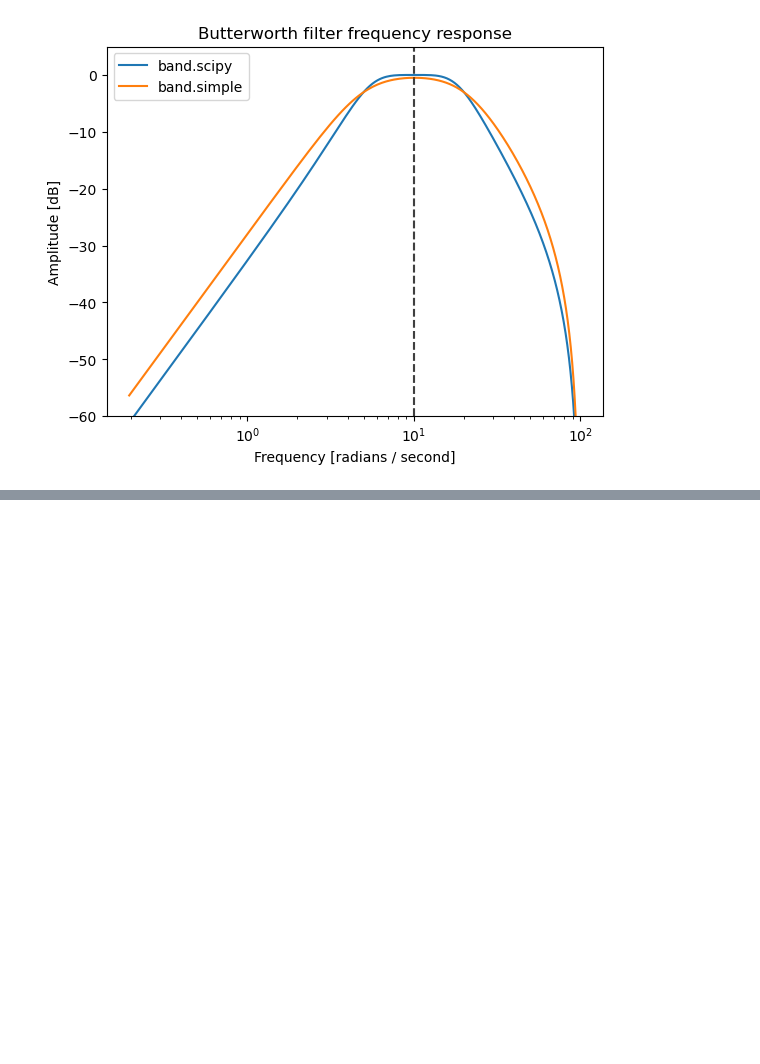
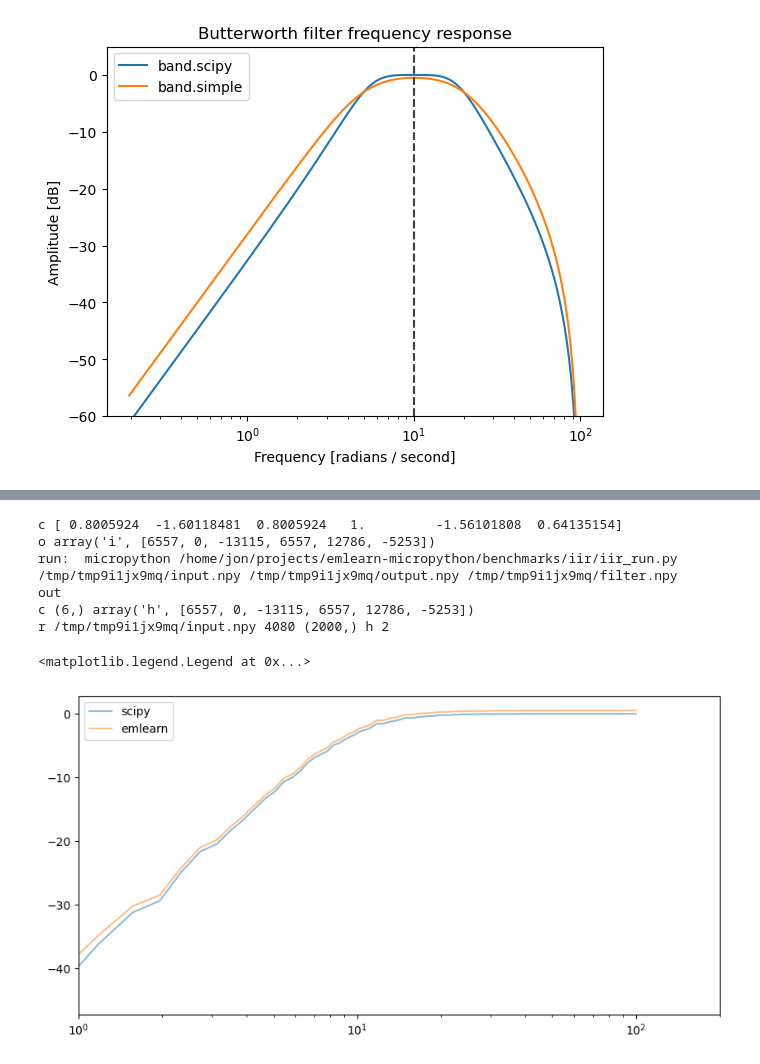
Before and after one commit to emlearn/emlearn-micropython, a Jupyter notebook: benchmarks/iir/SimpleFilters.ipynb, the cells around one changed output, grey strips where cells are left out. Saved outputs shown, nothing was run; the diff lists cells and outputs as text; code cells hidden in the pictures; blank space fills up the shorter version.

```diff
--- a/benchmarks/iir/SimpleFilters.ipynb
+++ b/benchmarks/iir/SimpleFilters.ipynb
@@ -172,0 +149,69 @@ AssertionError: /tmp/tmp3kr9y4bm/output.npy
+# %%
+
+def convert_coefficients_q15(c, scale):
+    out = array.array('i', (0 for _ in range(len(c))))
+    assert (len(c) % 6 == 0), len(c)
+    n_stages = len(c) // 6
+
+    # Transposed Direct Form II / sosfilt / emliir
+    # [ b0, b1, b2, 1.0, -a1, -a2 ]
+    # Direct Form I / eml_iir_q15
+    # [ b0, 0, b1, b2, a1, a2 ]
+
+    # NOTE: in CMSIS-DSP the “a” coefficients are negative compared to the SciPy conventions
+    for stage in range(n_stages):
+        offset = stage*6
+        b0, b1, b2, a0, a1, a2 = c[offset:offset+6]
+        assert a0 == 1.0
+        out[offset+0] = int(b0 * scale)
+        out[offset+1] = 0
+        out[offset+2] = int(b1 * scale)
+        out[offset+3] = int(b2 * scale)
+        out[offset+4] = int(-a1 * scale)
+        out[offset+5] = int(-a2 * scale)
+
+    print('c', c)
+    print('o', out)
+    return out
+
+
+def sosfilt_emlearn_q15(coeff : numpy.array, input : numpy.array):
+    """
+    Calls MicroPython in a subprocess, using eml_iir modules from emlearn-micropython
+    """
+    from iir_run_subprocess import run_iir
+
+    scale = (2**13)-1
+
+    coeff_q15 = convert_coefficients_q15(coeff.flatten(), scale)
+    input_q15 = (input * 2**15).astype(numpy.int16)
+
+    out = run_iir(array.array('h', input_q15), array.array('h', coeff_q15))
+
+    out = numpy.array(out).astype(float) / (2**15)
+
+    return out
+
+# in CMSIS-DSP the “a” coefficients are negative compared to the SciPy conventions.
+# Since the coefficients were scaled down by 4, we need to set the postshift to 2
+# https://developer.arm.com/documentation/102463/0100/How-to-implement-biquads-to-filter-an-Electrocardiography-signal
+
+#coeff = [ [ 0.25, 0.0, 0.0, 1.0, 0.0, 0.0 ] ]
+
+noise = numpy.random.random(2000) - 0.5
+out_scipy = scipy.signal.sosfilt(coeff, noise)
+out_emlearn = sosfilt_emlearn_q15(numpy.array(coeff), noise)
+
+fig, ax = plt.subplots(1, figsize=(10, 5))
+plot_spectrum_difference(ax, noise, out_scipy, fs=fs, label='scipy')
+plot_spectrum_difference(ax, noise, out_emlearn, fs=fs, label='emlearn')
+ax.legend()
+# %% [output]
+c [ 0.8005924  -1.60118481  0.8005924   1.         -1.56101808  0.64135154]
+o array('i', [6557, 0, -13115, 6557, 12786, -5253])
+run:  micropython /home/jon/projects/emlearn-micropython/benchmarks/iir/iir_run.py /tmp/tmp9i1jx9mq/input.npy /tmp/tmp9i1jx9mq/output.npy /tmp/tmp9i1jx9mq/filter.npy
+out
+c (6,) array('h', [6557, 0, -13115, 6557, 12786, -5253])
+r /tmp/tmp9i1jx9mq/input.npy 4080 (2000,) h 2
+<matplotlib.legend.Legend at 0x...>
+[figure, added]
```
Also changed, not shown: parts of 3 cells of this notebook, 4 other files.
